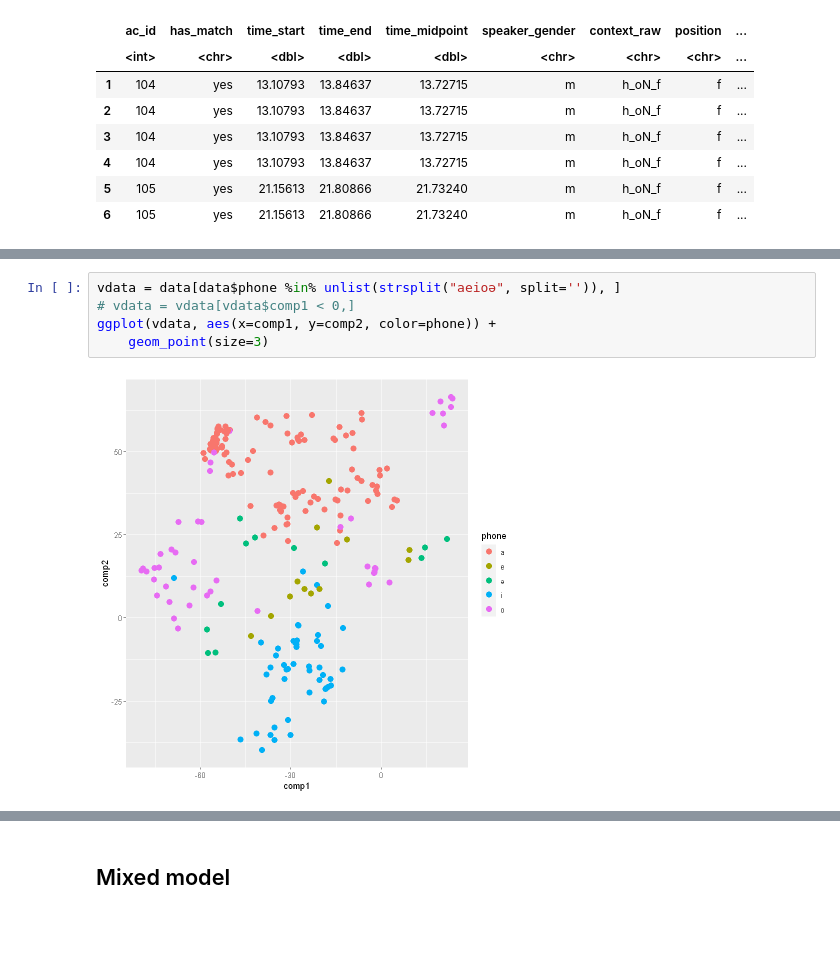
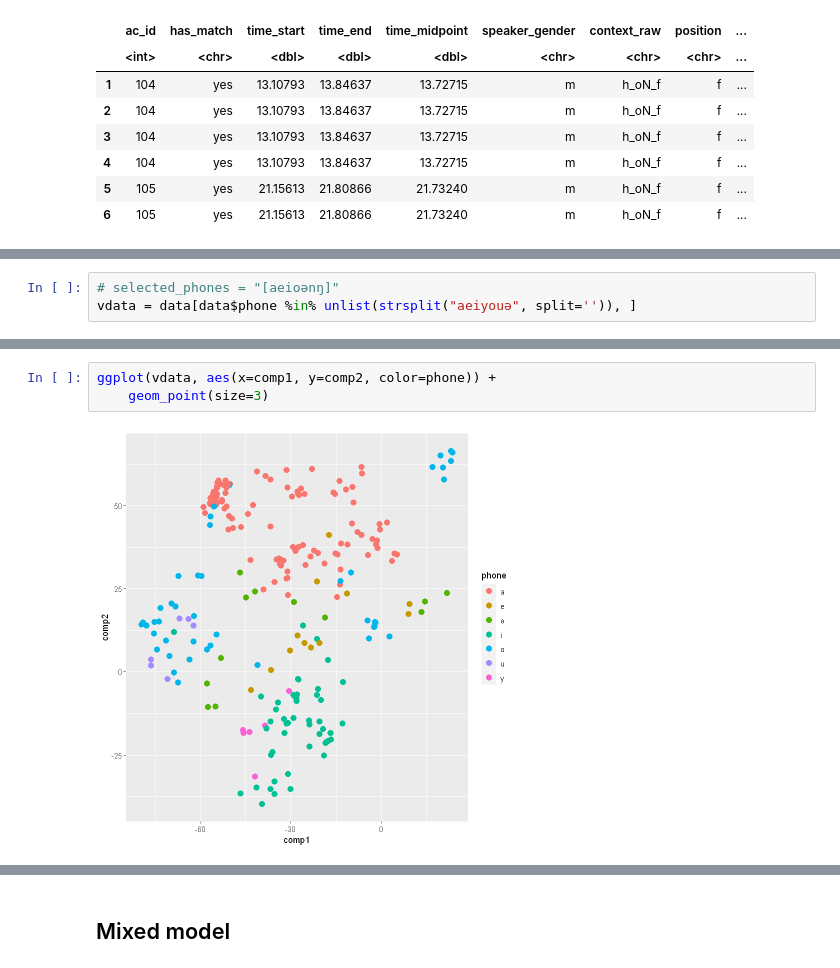
Before and after one commit to seantyh/hosaurus, a Jupyter notebook: lmer_ho_aligned_tsne.ipynb, the cells around one changed output, grey strips where cells are left out. Cells and saved outputs as stored; diff of their text form; blank space fills up the shorter version.

```diff
--- a/lmer_ho_aligned_tsne.ipynb
+++ b/lmer_ho_aligned_tsne.ipynb
@@ -23,0 +53,3 @@ A data.frame: 6 × 26
+# %%
+# selected_phones = "[aeioənŋ]"
+vdata = data[data$phone %in% unlist(strsplit("aeiyouə", split='')), ]
@@ -24,10 +61,8 @@ A data.frame: 6 × 26
 # %%
-vdata = data[data$phone %in% unlist(strsplit("aeioə", split='')), ]
-# vdata = vdata[vdata$comp1 < 0,]
 ggplot(vdata, aes(x=comp1, y=comp2, color=phone)) +
     geom_point(size=3)
 # %% [output]
-[figure, old version]
+[figure, new version]
 # %%
 ggplot(vdata, aes(x=comp1, y=comp2, color=filename)) +
     geom_point(size=3)
```
Also changed, not shown: parts of 19 cells of this notebook.
